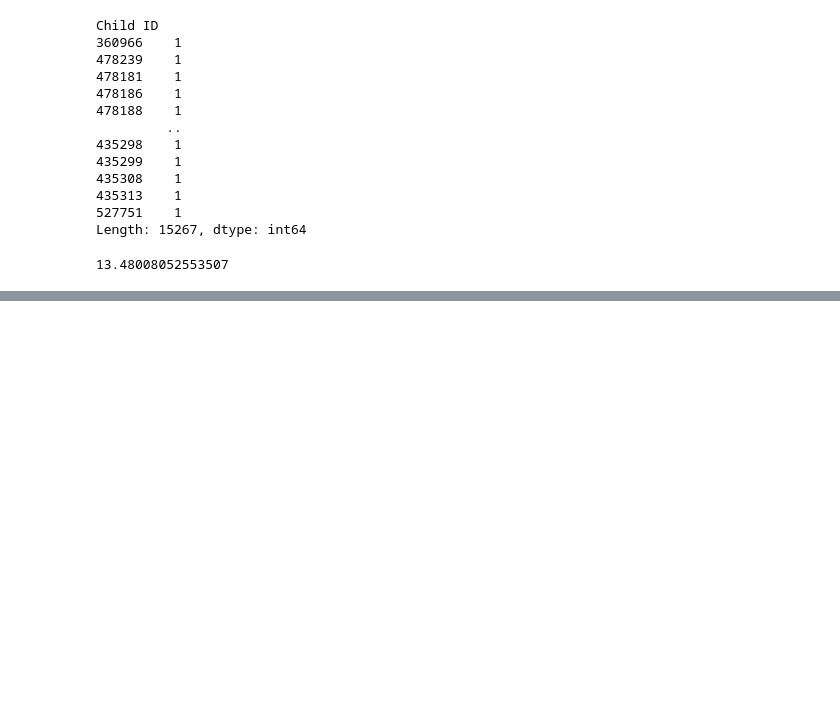
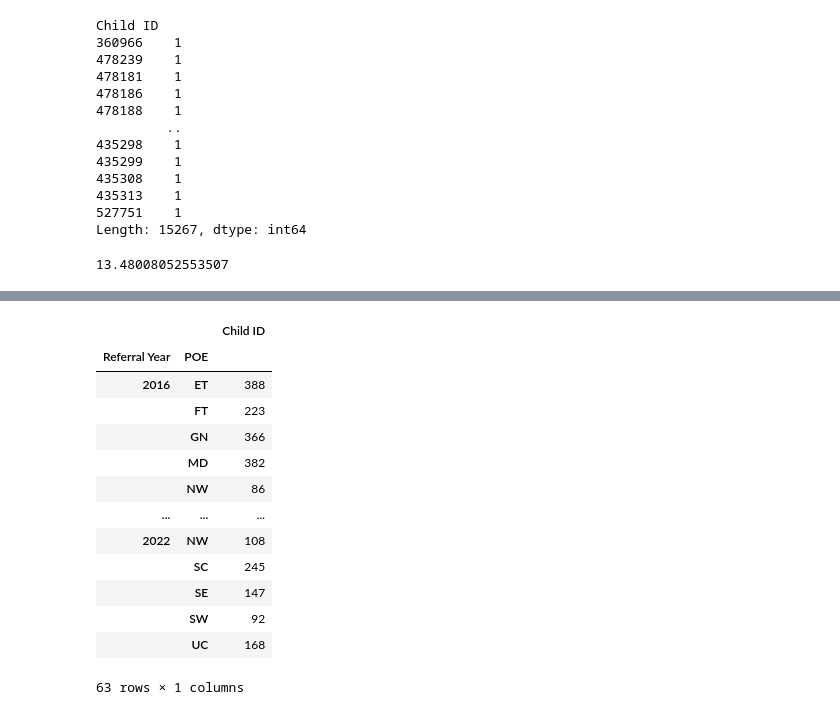
Before and after one commit to NSS-Full-Time-Data-Analytics-7/teis_project-syndrome, a Jupyter notebook: notebooks/LDR Question 1.ipynb, the cells around one changed output, grey strips where cells are left out. Drawn from its saved outputs; the diff is of its cells as text; code cells hidden in the pictures; blank space fills up the shorter version.

```diff
--- a/notebooks/ldr_teis_Ques_1.ipynb
+++ b/notebooks/LDR Question 1.ipynb
@@ -229,0 +262,17 @@ dups_df.groupby('POE').count()
+# %%
+dups_df.groupby(['Referral Year', 'POE']).count()
+# %% [output]
+|  |  | Child ID |
+| Referral Year | POE |  |
+| 2016 | ET | 388 |
+|  | FT | 223 |
+|  | GN | 366 |
+|  | MD | 382 |
+|  | NW | 86 |
+| ... | ... | ... |
+| 2022 | NW | 108 |
+|  | SC | 245 |
+|  | SE | 147 |
+|  | SW | 92 |
+|  | UC | 168 |
+63 rows × 1 columns
```
Also changed, not shown: parts of 16 cells of this notebook, 1 other file.
